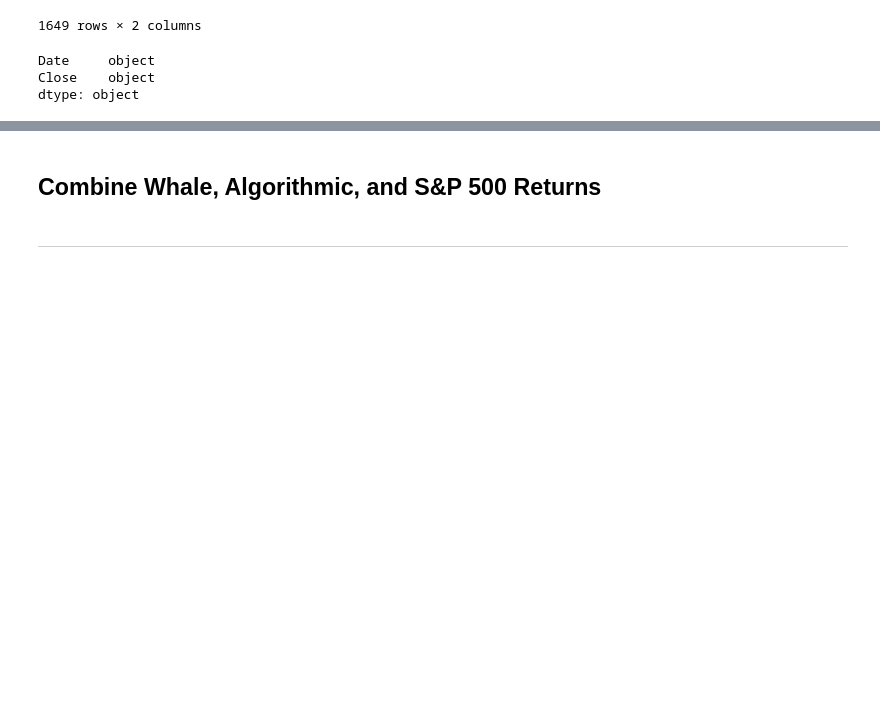
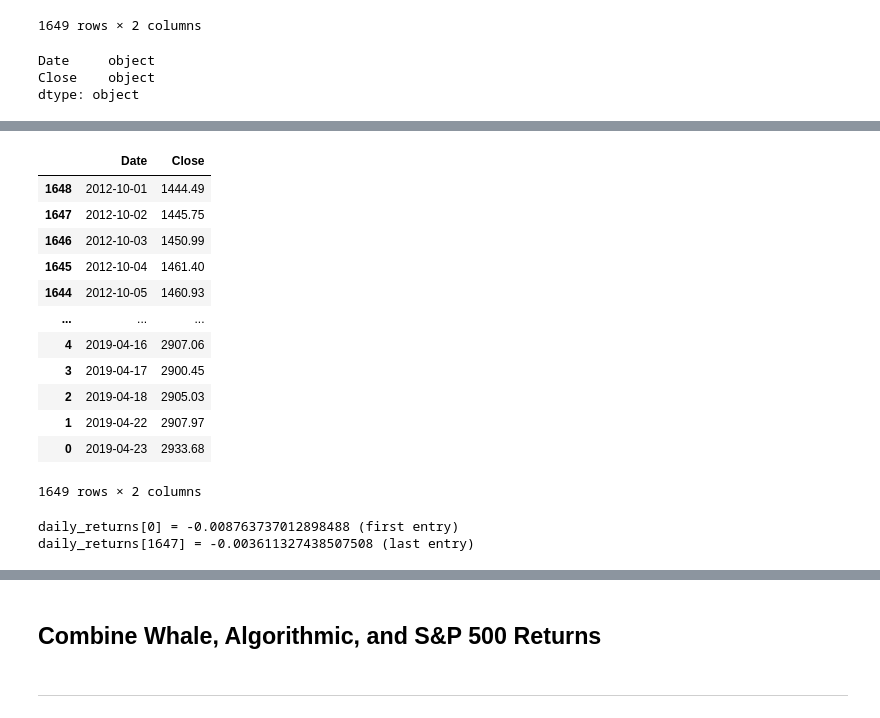
Before and after one commit to Alacrity01/pandas-homework, a Jupyter notebook: whale_analysis.ipynb, the cells around one changed output, grey strips where cells are left out. Cells and saved outputs as stored; diff of their text form; code cells hidden in the pictures; blank space fills up the shorter version.

```diff
--- a/whale_analysis.ipynb
+++ b/whale_analysis.ipynb
@@ -222,2 +228,35 @@ See the caveats in the documentation: https://pandas.pydata.org/pandas-docs/stab
+# %%
+# sort by date
+sp500.sort_values('Date', ascending=True, inplace=True)
+sp500
+# %% [output]
+|  | Date | Close |
+| 1648 | 2012-10-01 | 1444.49 |
+| 1647 | 2012-10-02 | 1445.75 |
+| 1646 | 2012-10-03 | 1450.99 |
+| 1645 | 2012-10-04 | 1461.40 |
+| 1644 | 2012-10-05 | 1460.93 |
+| ... | ... | ... |
+| 4 | 2019-04-16 | 2907.06 |
+| 3 | 2019-04-17 | 2900.45 |
+| 2 | 2019-04-18 | 2905.03 |
+| 1 | 2019-04-22 | 2907.97 |
+| 0 | 2019-04-23 | 2933.68 |
+1649 rows × 2 columns
+# %%
+# Calculate Daily Returns
+daily_returns = []
+for i in range(len(sp500)-2):
+    today = sp500['Close'][i]
+    tomorrow =  sp500['Close'][i+1]
+    daily_change = tomorrow - today
+    daily_return = daily_change / today
+    daily_returns.append(daily_return)
+    i+=1
+print(f"daily_returns[0] = {daily_returns[0]} (first entry)")
+print(f"daily_returns[{len(daily_returns)}] = {daily_returns[-1]} (last entry)")
+# %% [output]
+daily_returns[0] = -0.008763737012898488 (first entry)
+daily_returns[1647] = -0.003611327438507508 (last entry)
 # %%
 # Calculate Daily Returns
```
Also changed, not shown: parts of 11 cells of this notebook, 1 other file.
